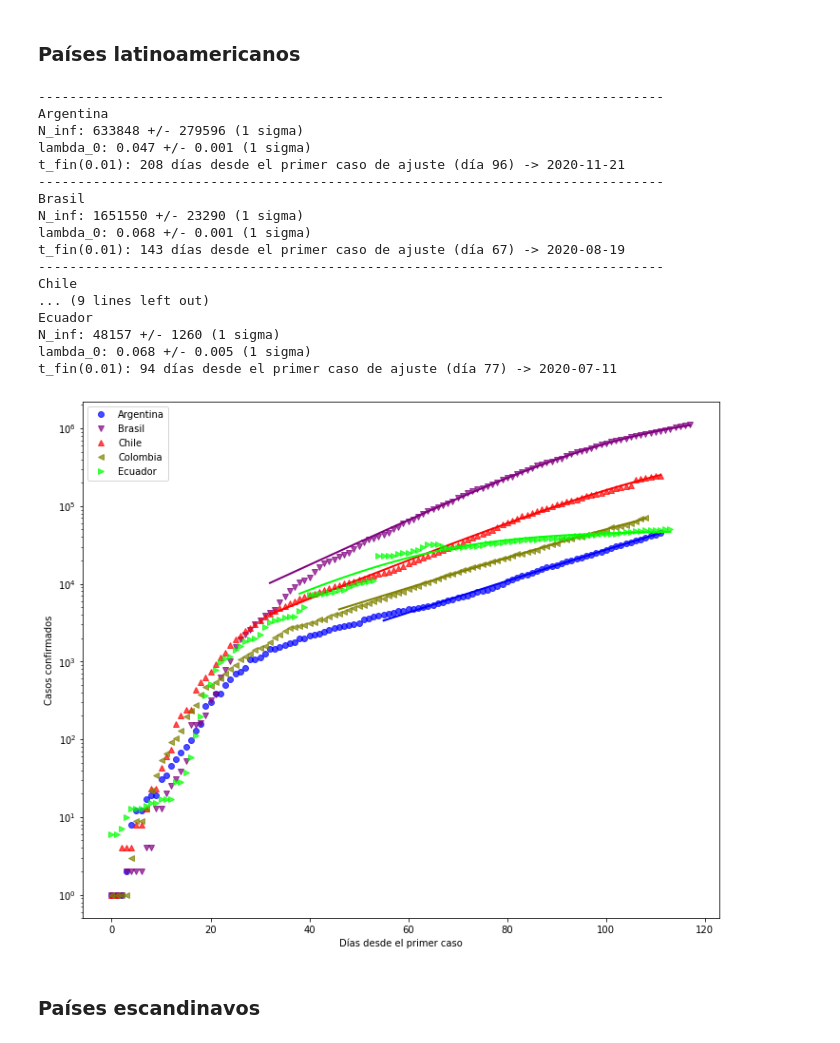
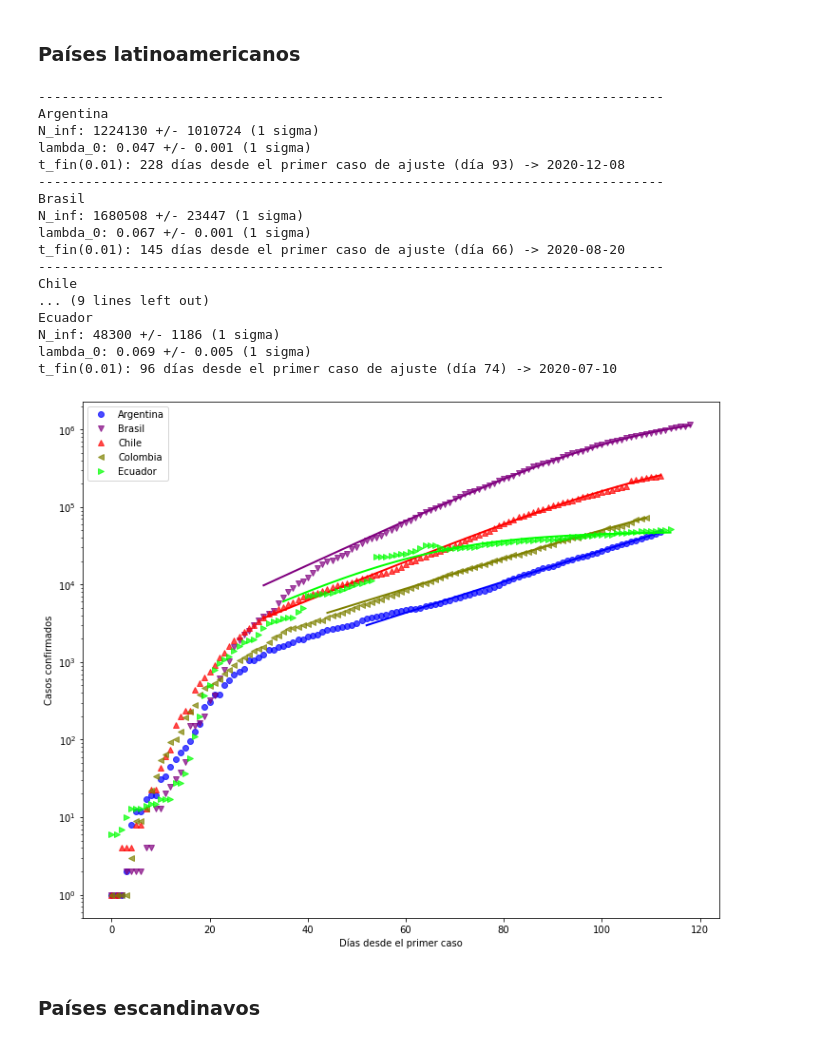
Before and after one commit to manuxch/logistic-covid19, a Jupyter notebook: Logistic_model_COVID-19.ipynb, the cells around one changed output. Drawn from its saved outputs; the diff is of its cells as text; code cells hidden in the pictures.

Commit message:
Actualización diaria de visualizaciones, ajustes y registros

```diff
--- a/Logistic_model_COVID-19.ipynb
+++ b/Logistic_model_COVID-19.ipynb
@@ -203,26 +203,26 @@ t_fin(0.01): 128 días desde el primer caso de ajuste (día 55) -> 2020-07-23
 # %% [markdown]
 ### Países latinoamericanos
 # %%
-plot_fit(cases_lat, 4000, 'Casos confirmados', logscale=True, p_fin=0.01)
+plot_fit(cases_lat, 3500, 'Casos confirmados', logscale=True, p_fin=0.01)
 # %% [output]
 --------------------------------------------------------------------------------
 Argentina
-N_inf: 633848 +/- 279596 (1 sigma)
+N_inf: 1224130 +/- 1010724 (1 sigma)
 lambda_0: 0.047 +/- 0.001 (1 sigma)
-t_fin(0.01): 208 días desde el primer caso de ajuste (día 96) -> 2020-11-21
+t_fin(0.01): 228 días desde el primer caso de ajuste (día 93) -> 2020-12-08
 --------------------------------------------------------------------------------
 Brasil
-N_inf: 1651550 +/- 23290 (1 sigma)
-lambda_0: 0.068 +/- 0.001 (1 sigma)
-t_fin(0.01): 143 días desde el primer caso de ajuste (día 67) -> 2020-08-19
+N_inf: 1680508 +/- 23447 (1 sigma)
+lambda_0: 0.067 +/- 0.001 (1 sigma)
+t_fin(0.01): 145 días desde el primer caso de ajuste (día 66) -> 2020-08-20
 --------------------------------------------------------------------------------
 Chile
 ... (9 lines left out)
 Ecuador
-N_inf: 48157 +/- 1260 (1 sigma)
-lambda_0: 0.068 +/- 0.005 (1 sigma)
-t_fin(0.01): 94 días desde el primer caso de ajuste (día 77) -> 2020-07-11
+N_inf: 48300 +/- 1186 (1 sigma)
+lambda_0: 0.069 +/- 0.005 (1 sigma)
+t_fin(0.01): 96 días desde el primer caso de ajuste (día 74) -> 2020-07-10
-[figure, old version]
+[figure, new version]
 # %% [markdown]
 ### Países escandinavos
 # %%
```
Also changed, not shown: parts of 8 cells of this notebook.
